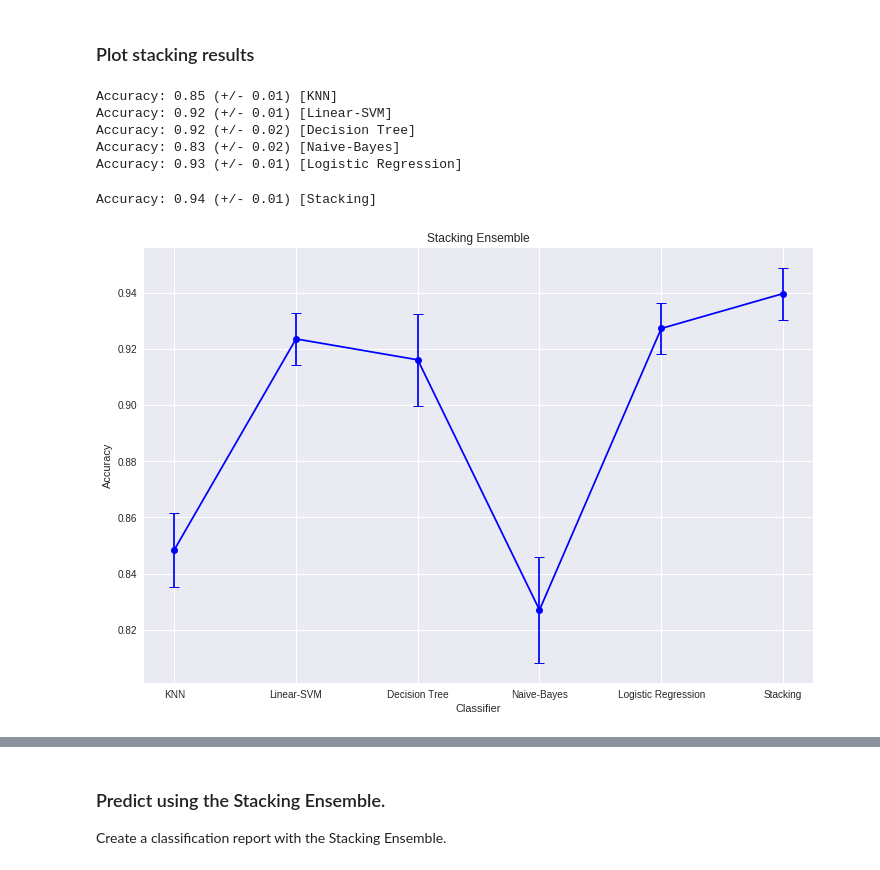
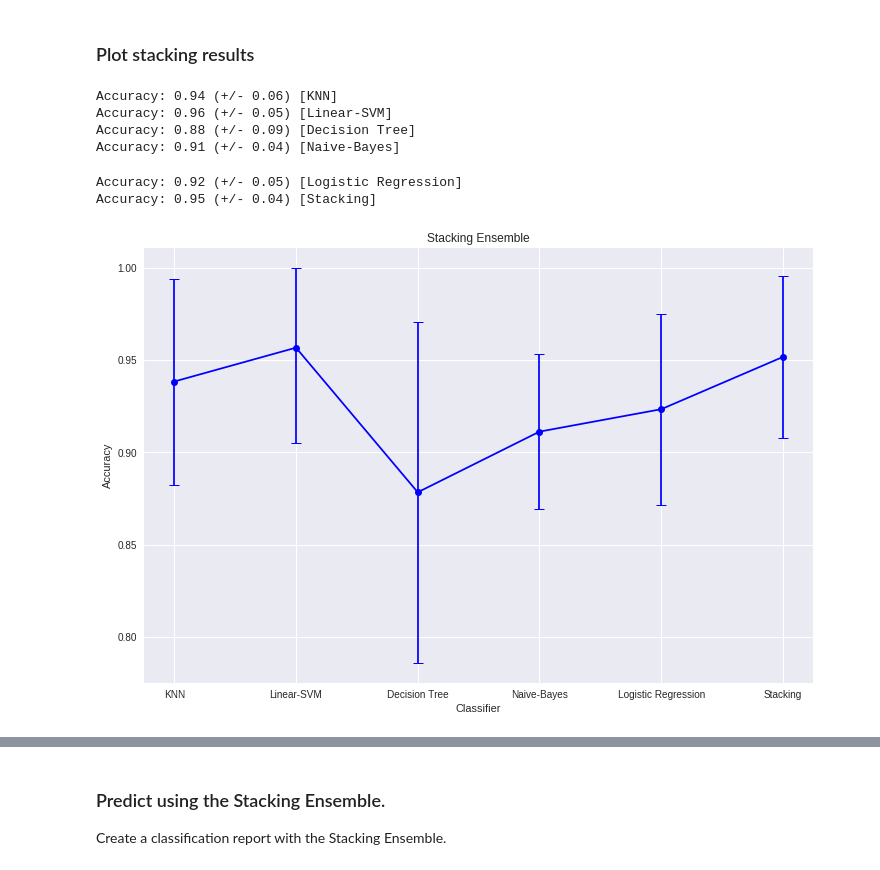
Before and after one commit to Adamantios/Ensembles-CSL-Imb_Learning-Models_Comparison, a Jupyter notebook: PartA.ipynb, the cells around one changed output, grey strips where cells are left out. Drawn from its saved outputs; the diff is of its cells as text; code cells hidden in the pictures.

```diff
--- a/PartA.ipynb
+++ b/PartA.ipynb
@@ -2555,10 +2557,10 @@ Parameters: {'criterion': 'entropy', 'max_depth': 10, 'max_features': 5, 'min_sa
 Run a Grid search, using 10 fold cross validation for the area around the best results found with the Random Search.
 # %%
 # Specify parameter_grid for the search.
-param_grid = {'max_depth': range(32, 34),
-              'max_features': range(26, 28),
-              'min_samples_split': range(28, 30),
-              'n_estimators': range(90, 100, 5),
+param_grid = {'max_depth': range(23, 31),
+              'max_features': range(4, 6),
+              'min_samples_split': range(47, 51),
+              'n_estimators': range(110, 160, 10),
               'criterion': ['entropy', 'gini']}
 
 # Run a grid search CV.
@@ -2604,16 +2614,16 @@ Make prediction with the Random Forest Ensemble, using the best parameters found
 # %%
 
 # Add best values for the classifier.
-clf.max_depth = 32
-clf.max_features = 26
-clf.min_samples_split = 28
-clf.n_estimators = 95
-clf.criterion = 'entropy'
+clf.max_depth = 30
+clf.max_features = 5
+clf.min_samples_split = 50
+clf.n_estimators = 130
+clf.criterion = 'gini'
 clf.fit(X_train,y_train)
 y_pred = clf.predict(X_test)
 
 # Print a classification report.
-full_report(y_test, y_pred, 'binary')
+full_report(y_test, y_pred)
 # %% [output]
 Final Results
 ---------------------
@@ -2638,12 +2648,12 @@ sclf = StackingCVClassifier(classifiers=[clf1, clf2, clf3, clf4],
 # %%
 # Specify parameters and distributions to sample from
 # and candidates to be created.
-param_dist = {'kneighborsclassifier__n_neighbors': sp_randint(1, 100),
+param_dist = {'kneighborsclassifier__n_neighbors': sp_randint(1, X.shape[1]),
               'linearsvc__C': np.logspace(-3, 3),
               'decisiontreeclassifier__max_depth': sp_randint(2, 60),
               'meta-logisticregression__C': np.logspace(-3, 3)}
 
-candidates = 50
+candidates = 200
 
 # Run a random search CV.
 random_search = RandomizedSearchCV(sclf, param_dist, candidates, cv=10,
@@ -2687,10 +2703,10 @@ Parameters: {'decisiontreeclassifier__max_depth': 37, 'kneighborsclassifier__n_n
 ### Grid Search
 # %%
 # Specify parameter_grid for the search.
-param_grid = {'kneighborsclassifier__n_neighbors': range(67, 69),
-              'linearsvc__C': range(9, 13, 2),
-              'decisiontreeclassifier__max_depth': range(38, 40),
-              'meta-logisticregression__C': [242, 246, 2]}
+param_grid = {'kneighborsclassifier__n_neighbors': range(1, 6),
+              'linearsvc__C': range(170, 190, 4),
+              'decisiontreeclassifier__max_depth': range(30, 35),
+              'meta-logisticregression__C': [20, 30, 2]}
 
 # Run a grid search CV.
 grid_search = GridSearchCV(sclf, param_grid, cv = 10, n_jobs=-1, verbose=5,
@@ -2728,25 +2747,25 @@ Parameters: {'decisiontreeclassifier__max_depth': 39, 'kneighborsclassifier__n_n
 ### Plot stacking results
 # %%
 # Use best values for the classifier.
-clf1.n_neighbors = 68
-clf2.C = 9
-clf3.max_depth = 38
-meta_clf.C = 246
+clf1.n_neighbors = 5
+clf2.C = 170
+clf3.max_depth = 33
+meta_clf.C = 30
 
 # Plot accuracy +- std for each model separately
 # and compare it with the stacking model.
 clf_names = ['KNN', 'Linear-SVM', 'Decision Tree', 'Naive-Bayes',
              'Logistic Regression', 'Stacking']
 models = clf1, clf2, clf3, clf4, meta_clf, sclf
 plot_accuracy_stacking(clf_names, models, X_train, y_train)
 # %% [output]
-Accuracy: 0.85 (+/- 0.01) [KNN]
-Accuracy: 0.92 (+/- 0.01) [Linear-SVM]
-Accuracy: 0.92 (+/- 0.02) [Decision Tree]
-Accuracy: 0.83 (+/- 0.02) [Naive-Bayes]
-Accuracy: 0.93 (+/- 0.01) [Logistic Regression]
+Accuracy: 0.94 (+/- 0.06) [KNN]
+Accuracy: 0.96 (+/- 0.05) [Linear-SVM]
+Accuracy: 0.88 (+/- 0.09) [Decision Tree]
+Accuracy: 0.91 (+/- 0.04) [Naive-Bayes]
-Accuracy: 0.94 (+/- 0.01) [Stacking]
+Accuracy: 0.92 (+/- 0.05) [Logistic Regression]
+Accuracy: 0.95 (+/- 0.04) [Stacking]
-[figure, old version]
+[figure, new version]
 # %%
 # Plot the learning curves.
 plot_learning_curve(models, clf_names, X_train, y_train)
```
Also changed, not shown: parts of 38 cells of this notebook.
